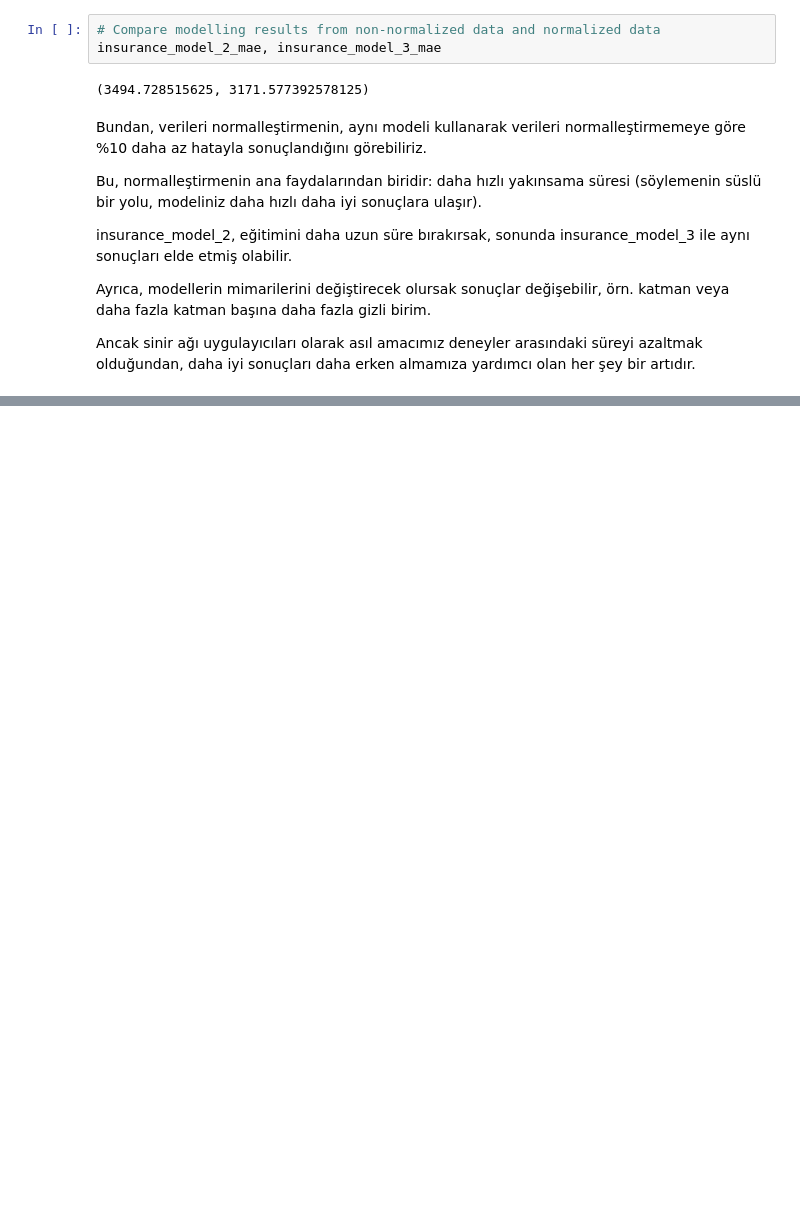
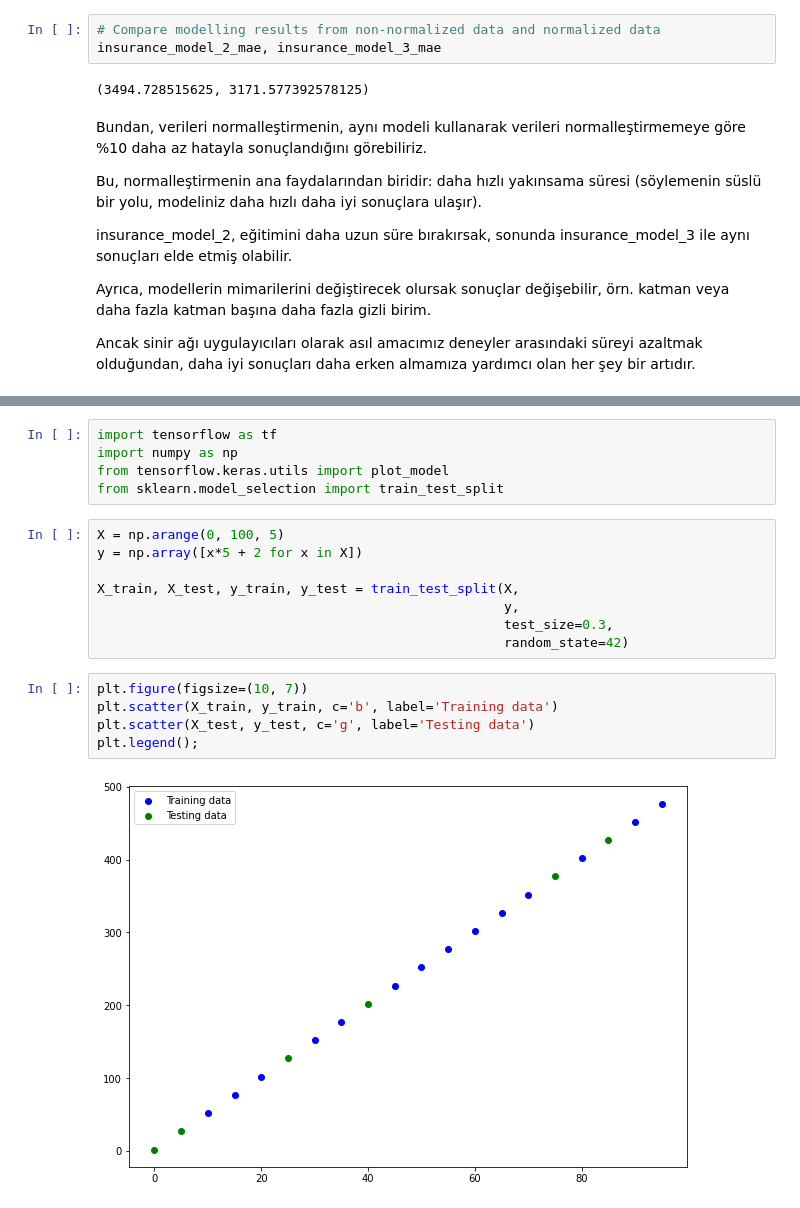
Before and after one commit to Furkan-Gulsen/TensorFlow-ile-Yapay-Zeka-Gelistirme, a Jupyter notebook: TensorFlow ile Sinir Ağı Regresyonu.ipynb, the cells around one changed output, grey strips where cells are left out. Cells and saved outputs as stored; diff of their text form; blank space fills up the shorter version.

Commit message:
tensorflow ile sinir agi regrasyonu

```diff
--- a/TensorFlow ile Sinir Ağı Regresyonu.ipynb
+++ b/TensorFlow ile Sinir Ağı Regresyonu.ipynb
@@ -1299,0 +1322,20 @@ Ancak sinir ağı uygulayıcıları olarak asıl amacımız deneyler arasındaki
+# %%
+import tensorflow as tf
+import numpy as np
+from tensorflow.keras.utils import plot_model
+from sklearn.model_selection import train_test_split
+# %%
+X = np.arange(0, 100, 5)
+y = np.array([x*5 + 2 for x in X])
+
+X_train, X_test, y_train, y_test = train_test_split(X,
+                                                    y,
+                                                    test_size=0.3,
+                                                    random_state=42)
+# %%
+plt.figure(figsize=(10, 7))
+plt.scatter(X_train, y_train, c='b', label='Training data')
+plt.scatter(X_test, y_test, c='g', label='Testing data')
+plt.legend();
+# %% [output]
+[figure, added]
```
Also changed, not shown: parts of 12 cells of this notebook.
